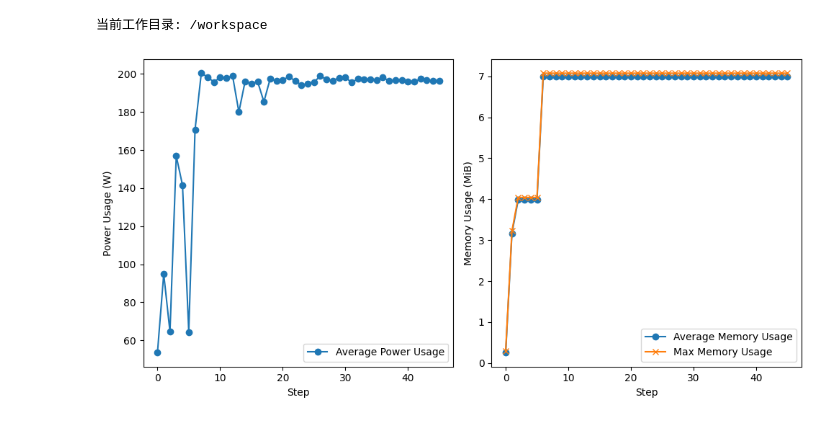
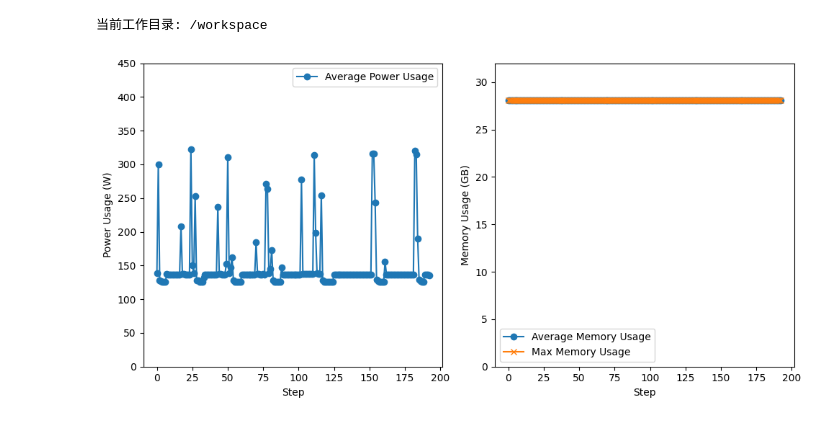
Before and after one commit to qpvvc/FourCastNet, a Jupyter notebook: read_gpu.ipynb, the cells around one changed output. Drawn from its saved outputs; the diff is of its cells as text; code cells hidden in the pictures.

```diff
--- a/read_gpu.ipynb
+++ b/read_gpu.ipynb
@@ -8,9 +8,8 @@ import numpy as np
 # %% [output]
 当前工作目录: /workspace
 # %%
-path = 'executables/bert/log_0716/fp16_batch1_2x16_torch/'
+path = '/workspace/FourCastNet/results/era5_wind/precip/ix_train_alldata_0'
 file_name = os.path.join(path,'gpu.info')
-log_file = os.path.join(path,'train.log')
 gpuid = [0,1,2,3,4,5,6,7,8,9,10,11,12,13,14,15]
 # gpuid = [14,15]
 # %%
@@ -84,33 +83,35 @@ def plot_statistics(usages):
 
     plt.subplot(1, 2, 1)
     plt.plot(steps, avg_power, marker='o', label='Average Power Usage')
+    plt.ylim([0,450])
     plt.xlabel('Step')
     plt.ylabel('Power Usage (W)')
     plt.legend()
 
     plt.subplot(1, 2, 2)
     plt.plot(steps, avg_memory, marker='o', label='Average Memory Usage')
     plt.plot(steps, max_memory, marker='x', label='Max Memory Usage')
+    plt.ylim([0,32])
     plt.xlabel('Step')
-    plt.ylabel('Memory Usage (MiB)')
+    plt.ylabel('Memory Usage (GB)')
     plt.legend()
 
     plt.tight_layout()
     plt.show()
 
 def overall_statistics(usages):
     all_power = [x[0] for x in usages[10:-1]]
     all_memory = [x[1] for x in usages[10:-1]]
     all_max_memory = [x[2] for x in usages[10:-1]]
 
     avg_power = np.mean(all_power)
     avg_memory = np.mean(all_memory)
     max_memory = np.max(all_max_memory)
 
     return avg_power, avg_memory, max_memory
 
 avg_power, avg_memory, max_memory = overall_statistics(usages)
 
 plot_statistics(usages)
 # %% [output]
-[figure, old version]
+[figure, new version]
```
Also changed, not shown: parts of 3 cells of this notebook, 5 other files.
